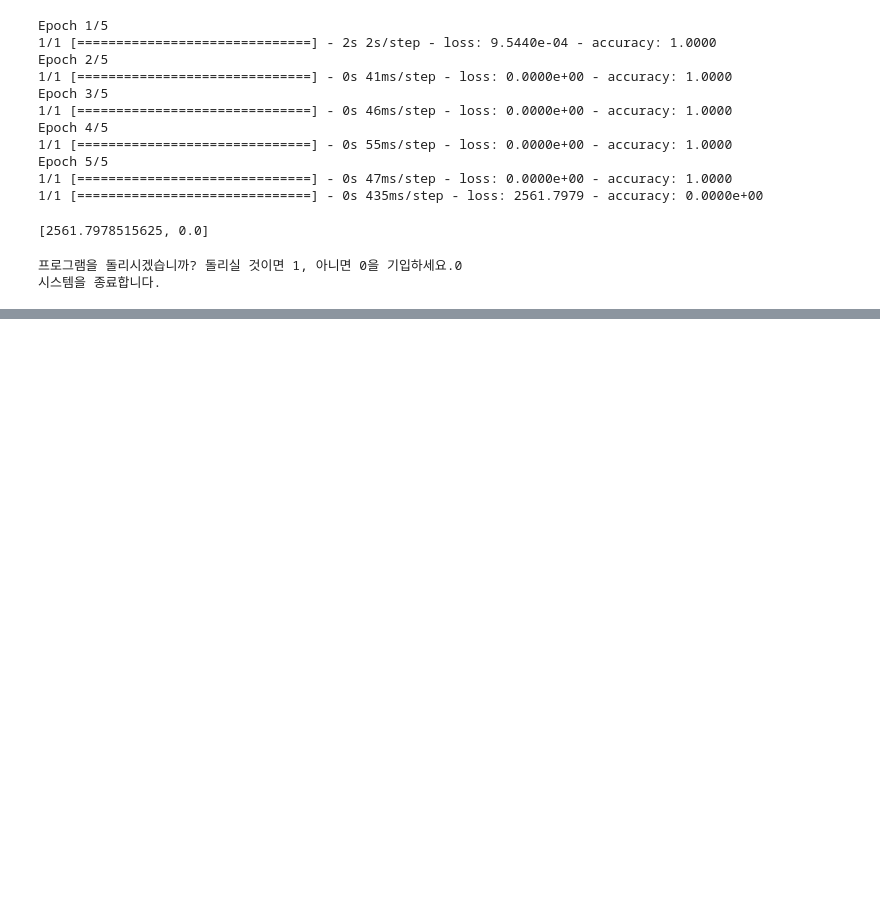
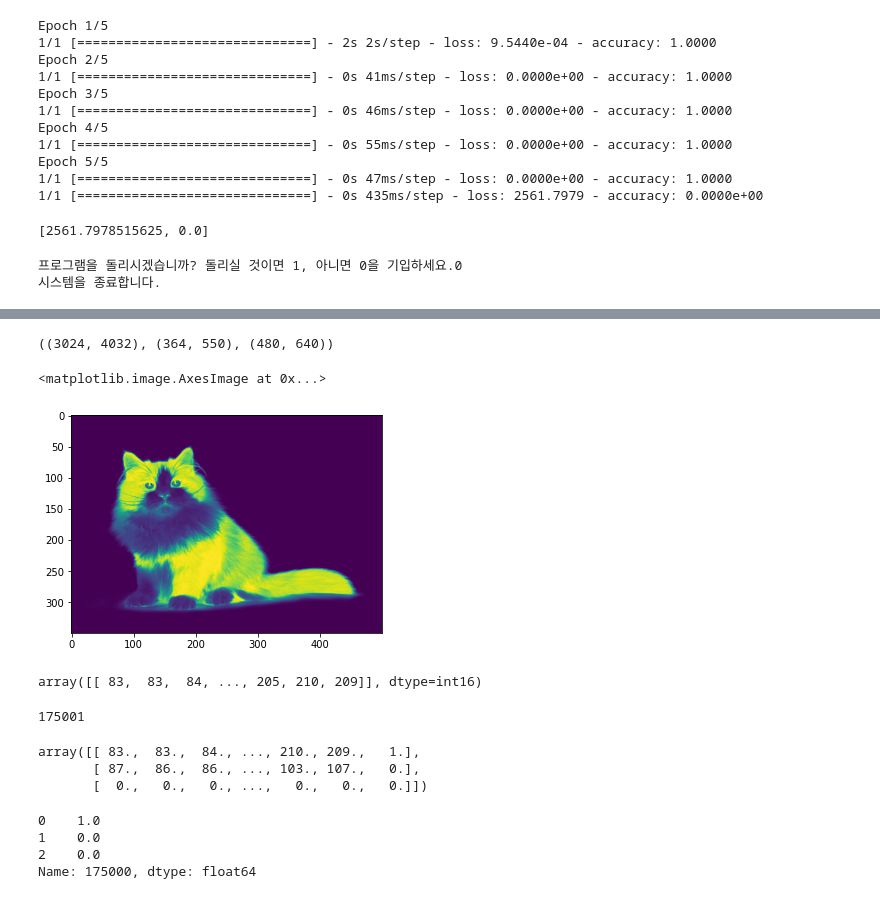
Before and after one commit to eaglehkim/python, a Jupyter notebook: prac5.ipynb, the cells around one changed output, grey strips where cells are left out. Drawn from its saved outputs; the diff is of its cells as text; code cells hidden in the pictures; blank space fills up the shorter version.

```diff
--- a/prac5.ipynb
+++ b/prac5.ipynb
@@ -2340,0 +2348,5 @@ while run:
+# %%
+for i in [1,2,3]: #[1,2,3,4,5,]
+  globals()['image{}'.format(i)]=cv2.imread("/content/test{}.jpg".format(i),cv2.IMREAD_GRAYSCALE)
+  globals()['image{}_bw'.format(i)]=255-locals()['image{}'.format(i)].astype(np.int16)
+plt.imshow(image3_bw)
@@ -2340,0 +2356,40 @@ while run:
+# %%
+image1_bw.shape, image2_bw.shape, image3_bw.shape
+# %% [output]
+((3024, 4032), (364, 550), (480, 640))
+# %%
+#1. 같은 크기
+#2. flatten 1차원 데이터 우리 사용
+
+for i in [1,2,3]:
+  globals()['image{}_resize'.format(i)]=cv2.resize(locals()['image{}_bw'.format(i)],(500,350)).astype(np.int16)
+plt.imshow(image3_resize)
+# %% [output]
+<matplotlib.image.AxesImage at 0x...>
+[figure, added]
+# %%
+#2. flatten 1차원 데이터 우리 사용
+for i in [1,2,3]:
+  globals()['image{}_flatten'.format(i)]=locals()['image{}_resize'.format(i)].reshape(-1,500*350)
+image1_flatten
+# %% [output]
+array([[ 83,  83,  84, ..., 205, 210, 209]], dtype=int16)
+# %%
+target=[1,0,0]
+for i in [1,2,3]:
+  globals()['target{}'.format(i)]=target[i-1]
+  globals()['image{}_flatten_label'.format(i)]=np.append(locals()['image{}_flatten'.format(i)], locals()['target{}'.format(i)])
+
+len(image1_flatten_label)
+# %% [output]
+175001
+# %%
+df=np.ones(175001)
+for i in [1,2,3]:
+  df=np.vstack((df,locals()['image{}_flatten_label'.format(i)]))
+df=df[1:]
+df
+# %% [output]
+array([[ 83.,  83.,  84., ..., 210., 209.,   1.],
+       [ 87.,  86.,  86., ..., 103., 107.,   0.],
+       [  0.,   0.,   0., ...,   0.,   0.,   0.]])
@@ -2340,0 +2403,7 @@ while run:
+# %%
+output_df
+# %% [output]
+0    1.0
+1    0.0
+2    0.0
+Name: 175000, dtype: float64
```
Also changed, not shown: parts of 41 cells of this notebook.
